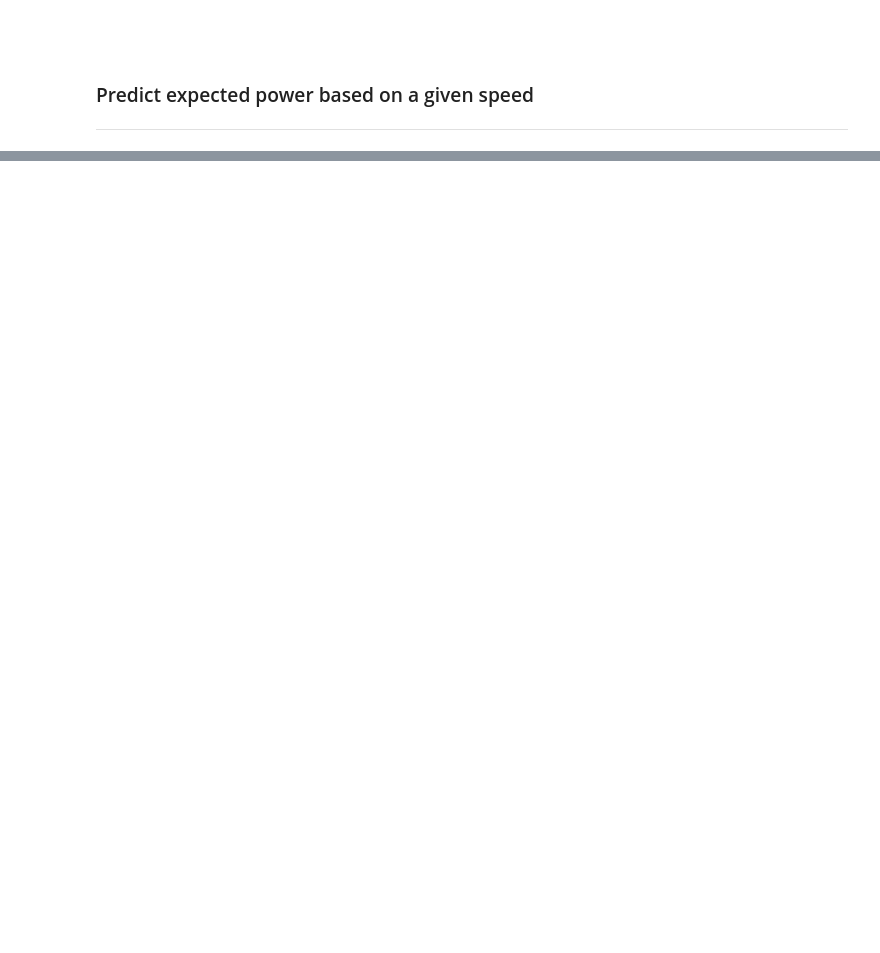
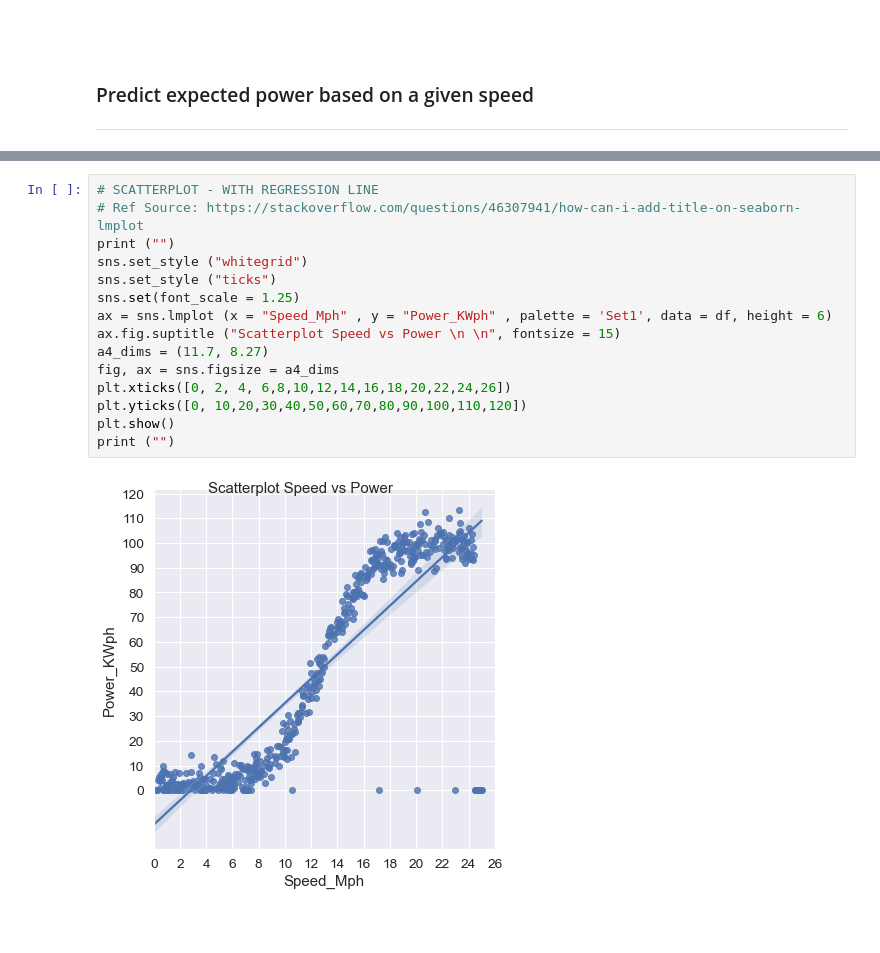
Before and after one commit to Fiona-600/Data-Analytics-2020-Project, a Jupyter notebook: Fundamentals Project 2020.ipynb, the cells around one changed output, grey strips where cells are left out. Drawn from its saved outputs; the diff is of its cells as text; blank space fills up the shorter version.

```diff
--- a/Fundamentals Project 2020.ipynb
+++ b/Fundamentals Project 2020.ipynb
@@ -347,2 +331,19 @@ plt.show()
+# %%
+# SCATTERPLOT - WITH REGRESSION LINE
+# Ref Source: https://stackoverflow.com/questions/46307941/how-can-i-add-title-on-seaborn-lmplot
+print ("")
+sns.set_style ("whitegrid")
+sns.set_style ("ticks")
+sns.set(font_scale = 1.25)
+ax = sns.lmplot (x = "Speed_Mph" , y = "Power_KWph" , palette = 'Set1', data = df, height = 6)
+ax.fig.suptitle ("Scatterplot Speed vs Power \n \n", fontsize = 15)
+a4_dims = (11.7, 8.27)
+fig, ax = sns.figsize = a4_dims
+plt.xticks([0, 2, 4, 6,8,10,12,14,16,18,20,22,24,26])
+plt.yticks([0, 10,20,30,40,50,60,70,80,90,100,110,120])
+plt.show()
+print ("")
+# %% [output]
+[figure, added]
 # %% [markdown]
 <BR>
```
Also changed, not shown: parts of 9 cells of this notebook.
